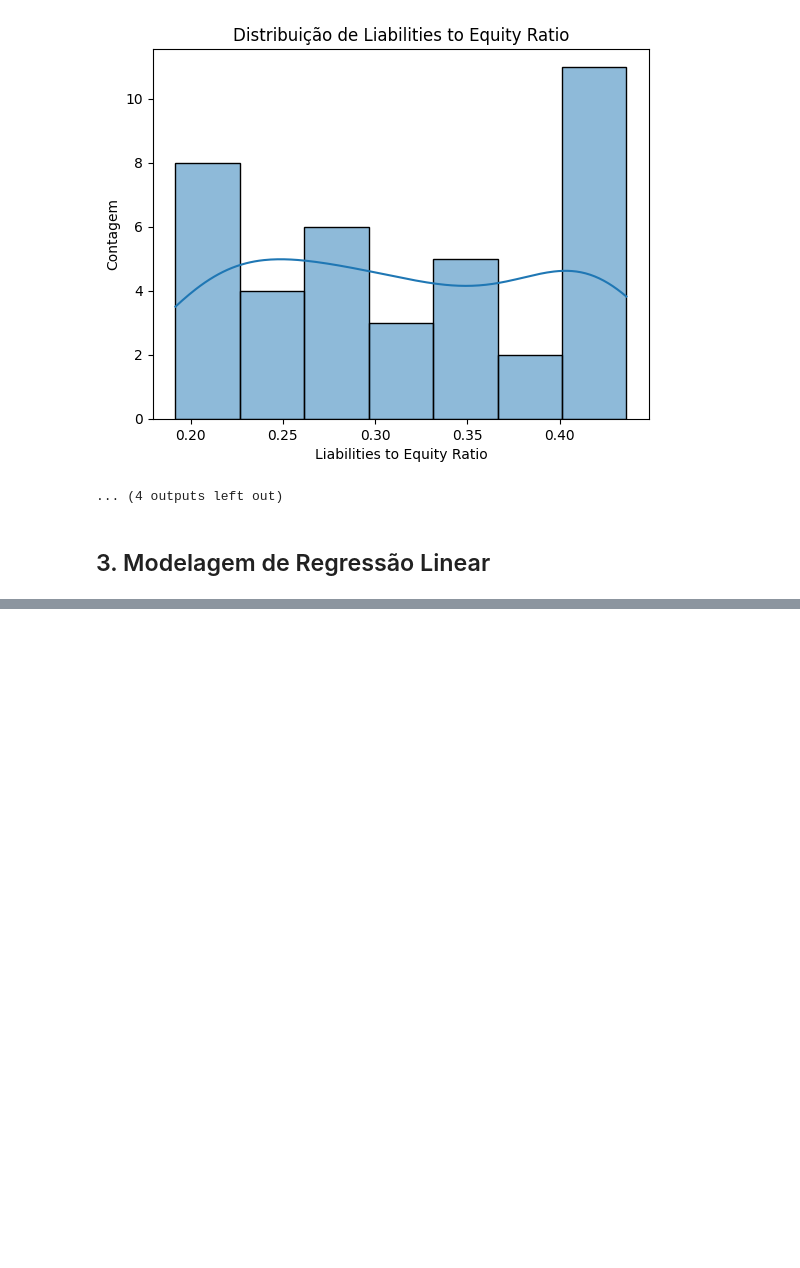
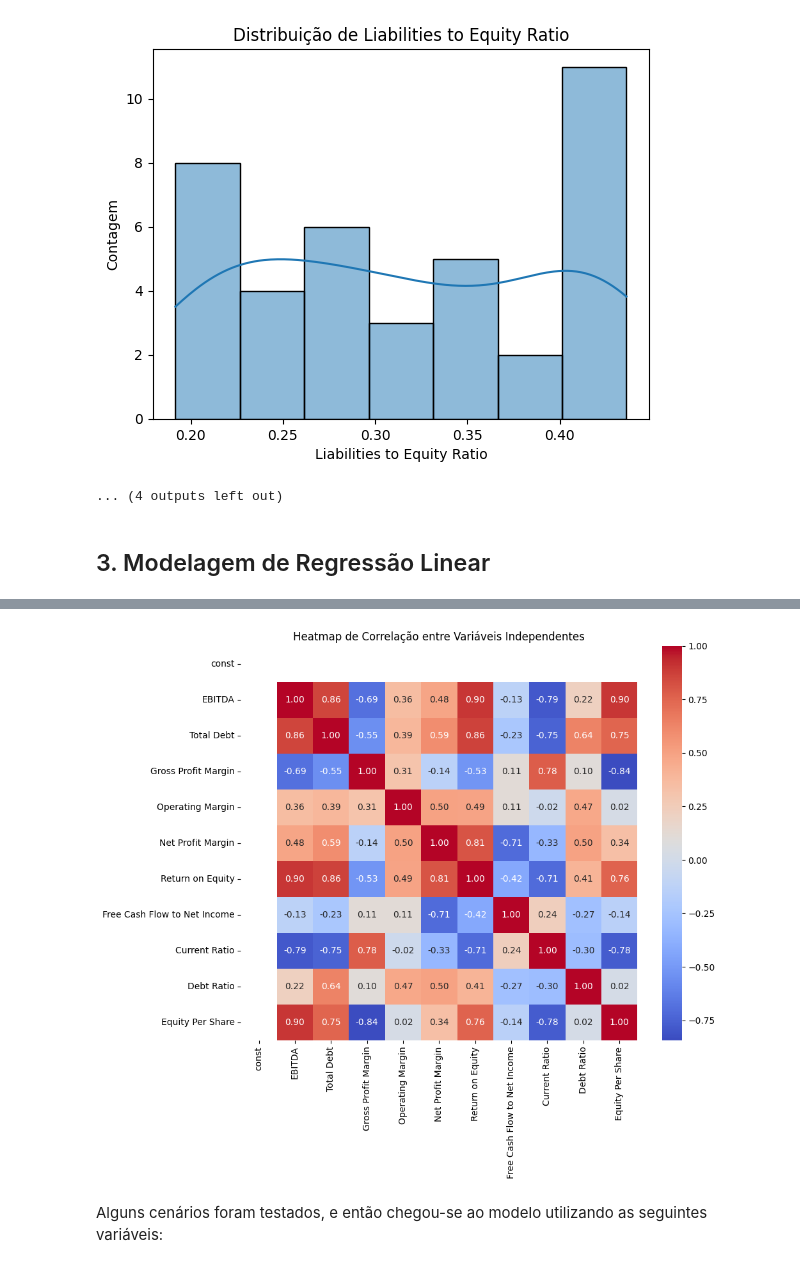
Before and after one commit to glaucofilho/CEDS-805, a Jupyter notebook: Trabalho_Final/google/main.ipynb, the cells around one changed output, grey strips where cells are left out. Saved outputs shown, nothing was run; the diff lists cells and outputs as text; code cells hidden in the pictures; blank space fills up the shorter version.

```diff
--- a/Trabalho_Final/google/main.ipynb
+++ b/Trabalho_Final/google/main.ipynb
@@ -296,0 +415,11 @@ for i, col in enumerate(df.select_dtypes(include=['float64'])):
+# %%
+# Calcular a matriz de correlação
+correlacao = X_df.corr()
+
+# Criar o heatmap de correlação
+plt.figure(figsize=(10, 8))
+sns.heatmap(correlacao, annot=True, cmap='coolwarm', fmt=".2f")
+plt.title('Heatmap de Correlação entre Variáveis Independentes')
+plt.show()
+# %% [output]
+[figure, added]
@@ -296,0 +482,2 @@ for i, col in enumerate(df.select_dtypes(include=['float64'])):
+# %% [markdown]
+ Alguns cenários foram testados, e então chegou-se ao modelo utilizando as seguintes variáveis:
```
Also changed, not shown: parts of 26 cells of this notebook.
